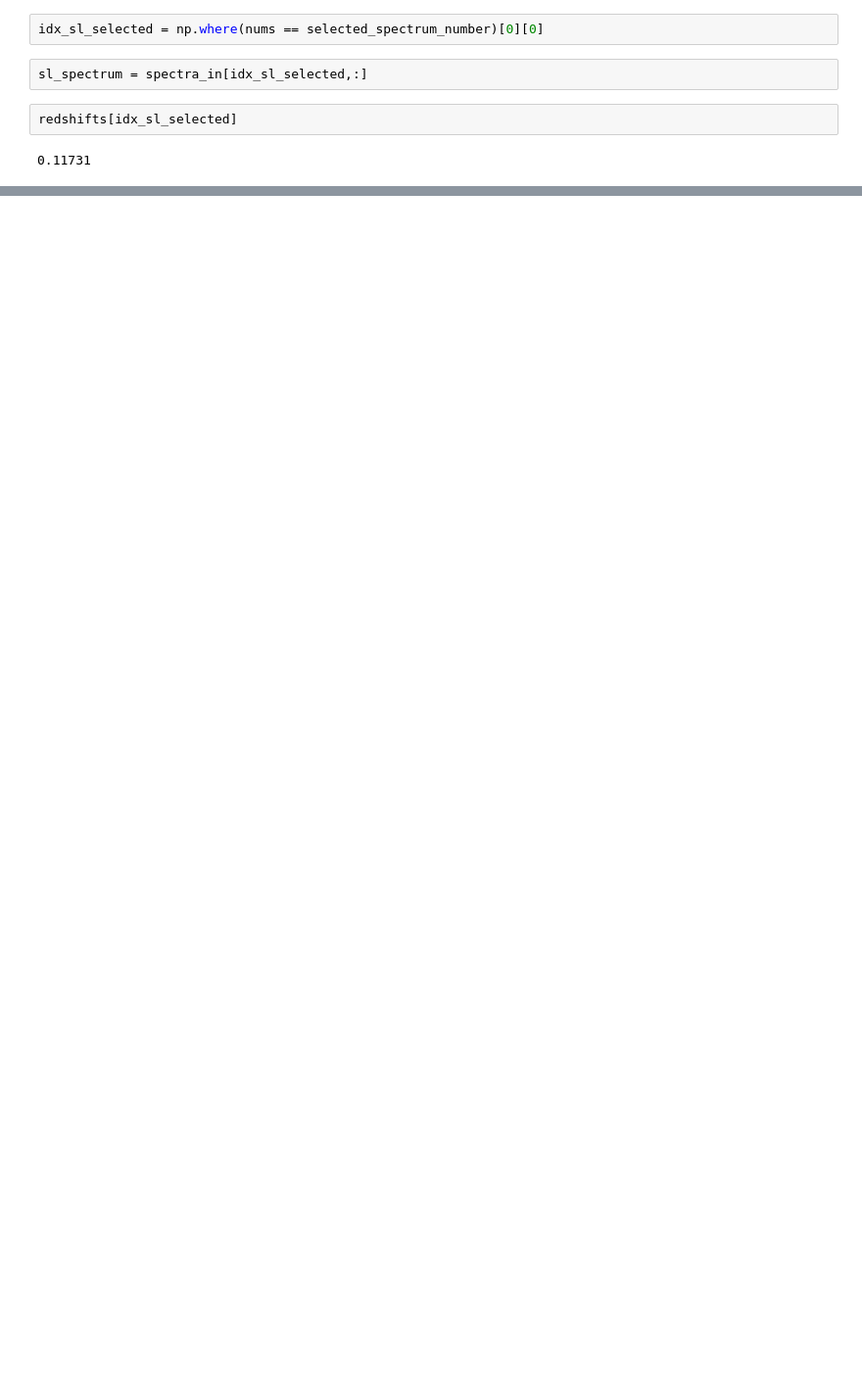
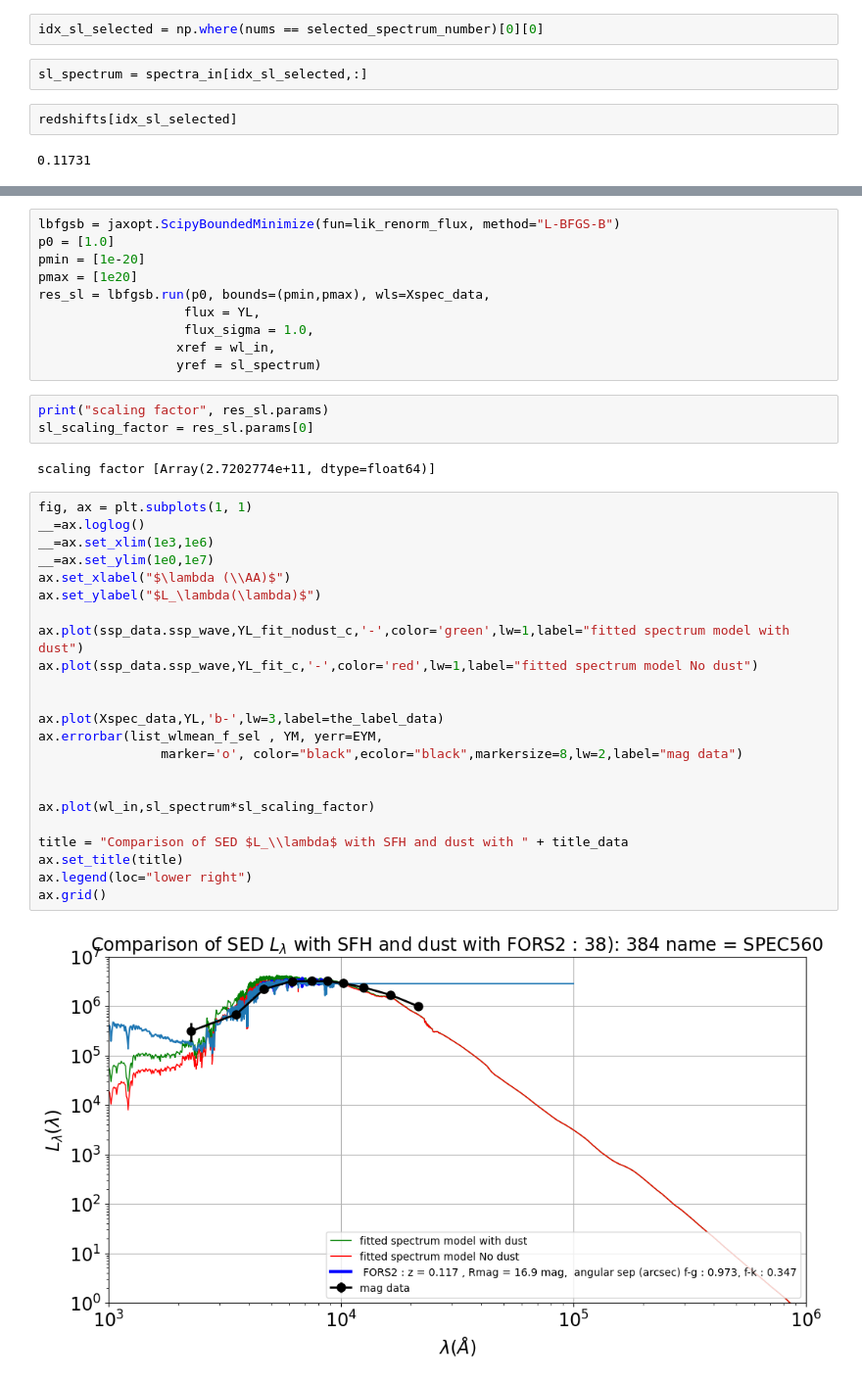
Before and after one commit to sylvielsstfr/Fors2ToStellarPopSynthesis, a Jupyter notebook: examples/examples_comparedatamodel/FitJAXOpt_SEDModel_OneDataSpectrumPhoto_combined.ipynb, the cells around one changed output, grey strips where cells are left out. Shown at 98% size. Drawn from its saved outputs; the diff is of its cells as text; blank space fills up the shorter version.

Commit message:
comparison with starlight added

```diff
--- a/examples/examples_comparedatamodel/FitJAXOpt_SEDModel_OneDataSpectrumPhoto_combined.ipynb
+++ b/examples/examples_comparedatamodel/FitJAXOpt_SEDModel_OneDataSpectrumPhoto_combined.ipynb
@@ -1991,0 +1997,40 @@ plt.plot(wl_in,sl_spectrum)
+# %%
+lbfgsb = jaxopt.ScipyBoundedMinimize(fun=lik_renorm_flux, method="L-BFGS-B")
+p0 = [1.0]
+pmin = [1e-20]
+pmax = [1e20]
+res_sl = lbfgsb.run(p0, bounds=(pmin,pmax), wls=Xspec_data,
+                   flux = YL,
+                   flux_sigma = 1.0,
+                  xref = wl_in,
+                  yref = sl_spectrum)
+# %%
+print("scaling factor", res_sl.params)
+sl_scaling_factor = res_sl.params[0]
+# %% [output]
+scaling factor [Array(2.7202774e+11, dtype=float64)]
+# %%
+fig, ax = plt.subplots(1, 1)
+__=ax.loglog()
+__=ax.set_xlim(1e3,1e6)
+__=ax.set_ylim(1e0,1e7)
+ax.set_xlabel("$\lambda (\\AA)$")
+ax.set_ylabel("$L_\lambda(\lambda)$")
+
+ax.plot(ssp_data.ssp_wave,YL_fit_nodust_c,'-',color='green',lw=1,label="fitted spectrum model with dust")
+ax.plot(ssp_data.ssp_wave,YL_fit_c,'-',color='red',lw=1,label="fitted spectrum model No dust")
+
+
+ax.plot(Xspec_data,YL,'b-',lw=3,label=the_label_data)
+ax.errorbar(list_wlmean_f_sel , YM, yerr=EYM,
+                marker='o', color="black",ecolor="black",markersize=8,lw=2,label="mag data")
+
+
+ax.plot(wl_in,sl_spectrum*sl_scaling_factor)
+
+title = "Comparison of SED $L_\\lambda$ with SFH and dust with " + title_data
+ax.set_title(title)
+ax.legend(loc="lower right")
+ax.grid()
+# %% [output]
+[figure, added]
```
Also changed, not shown: parts of 5 cells of this notebook.
